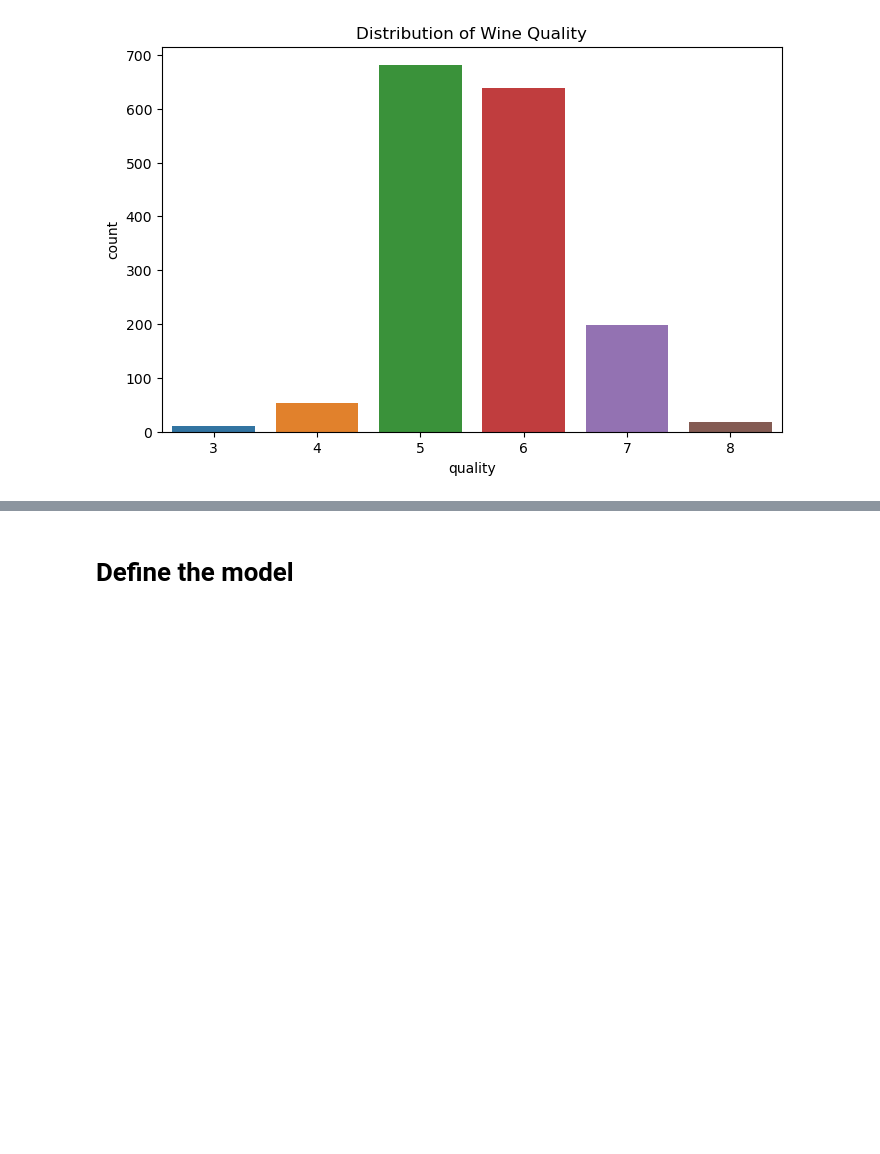
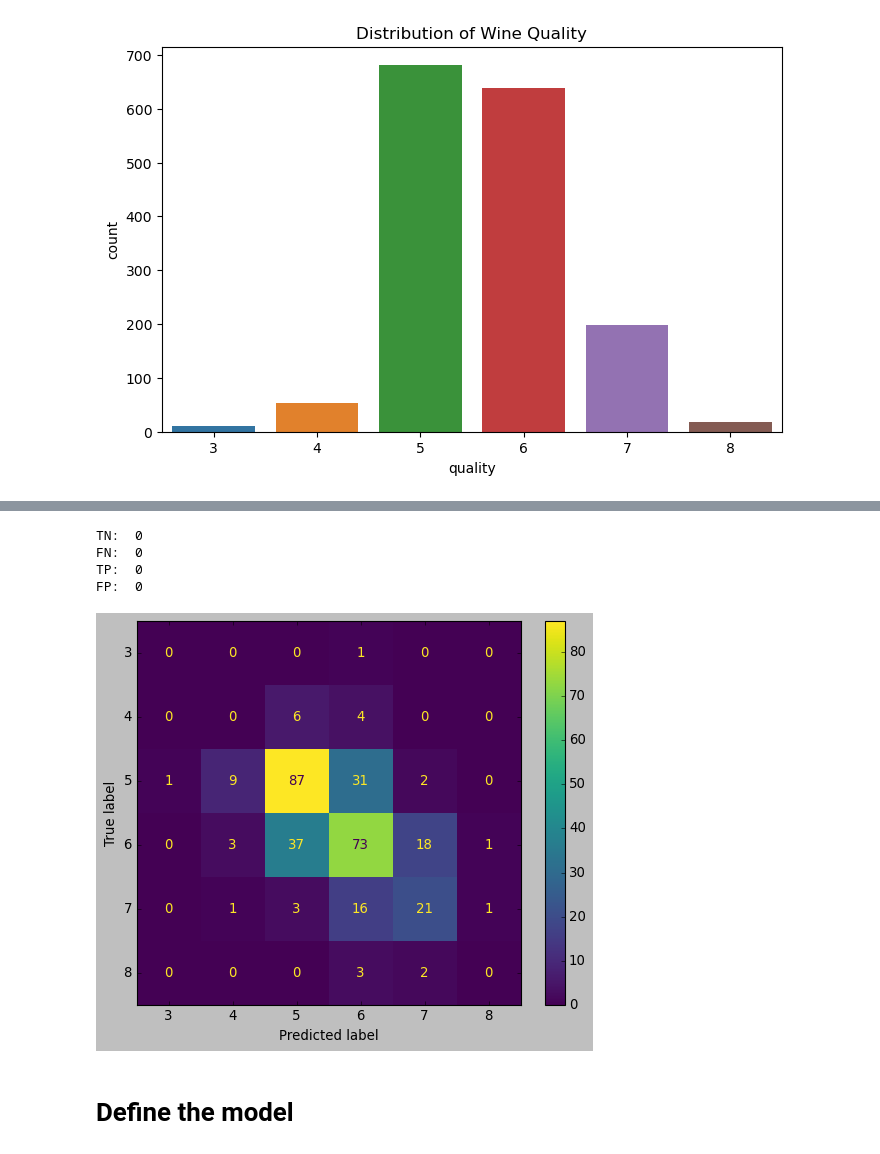
Before and after one commit to PisethChuon/Red-Wine-Quality-Prediction, a Jupyter notebook: notebooks/red_wine_prediction.ipynb, the cells around one changed output, grey strips where cells are left out. Saved outputs shown, nothing was run; the diff lists cells and outputs as text; code cells hidden in the pictures; blank space fills up the shorter version.

```diff
--- a/notebooks/red_wine_prediction.ipynb
+++ b/notebooks/red_wine_prediction.ipynb
@@ -109,0 +120,8 @@ X_train, X_test, y_train, y_test = train_test_split(X, y, test_size=0.2, random_
+# %%
+# logistic Regression Model
+
+logreg = LogisticRegression()
+logreg.fit(X_train, y_train)
+logreg_pred = logreg.predict(X_test)
+logreg_acc = accuracy_score(logreg_pred, y_test)
+print("Test accuracy is: {:.2f}%".format(logreg_acc * 100))
@@ -110,3 +152,34 @@ X_train, X_test, y_train, y_test = train_test_split(X, y, test_size=0.2, random_
+# %%
+from matplotlib import style
+import numpy as np
+from sklearn.metrics import confusion_matrix, ConfusionMatrixDisplay
+from sklearn.tree import DecisionTreeClassifier  # Import the decision tree classifier
+
+style.use('classic')
+
+# Assuming X_train, y_train, X_test, y_test are already defined
+# If not, you would need to define your data and split it into training and testing sets
+
+# Create and train the decision tree model
+dtree = DecisionTreeClassifier()  # Create the model
+dtree.fit(X_train, y_train)  # Train the model with your training data
+
+# Generate predictions using the decision tree model
+dtree_pred = dtree.predict(X_test)
+
+cm = confusion_matrix(y_test, dtree_pred, labels=dtree.classes_)
+disp = ConfusionMatrixDisplay(confusion_matrix=cm, display_labels=dtree.classes_)
+disp.plot()
+print("TN: ", cm[0][0])
+print("FN: ", cm[1][0])
+print("TP: ", cm[1][1])
+print("FP: ", cm[0][1])
+# %% [output]
+TN:  0
+FN:  0
+TP:  0
+FP:  0
+[figure, added]
 # %%
 # Standardize the features
 scaler = StandardScaler()
```
Also changed, not shown: parts of 15 cells of this notebook.
